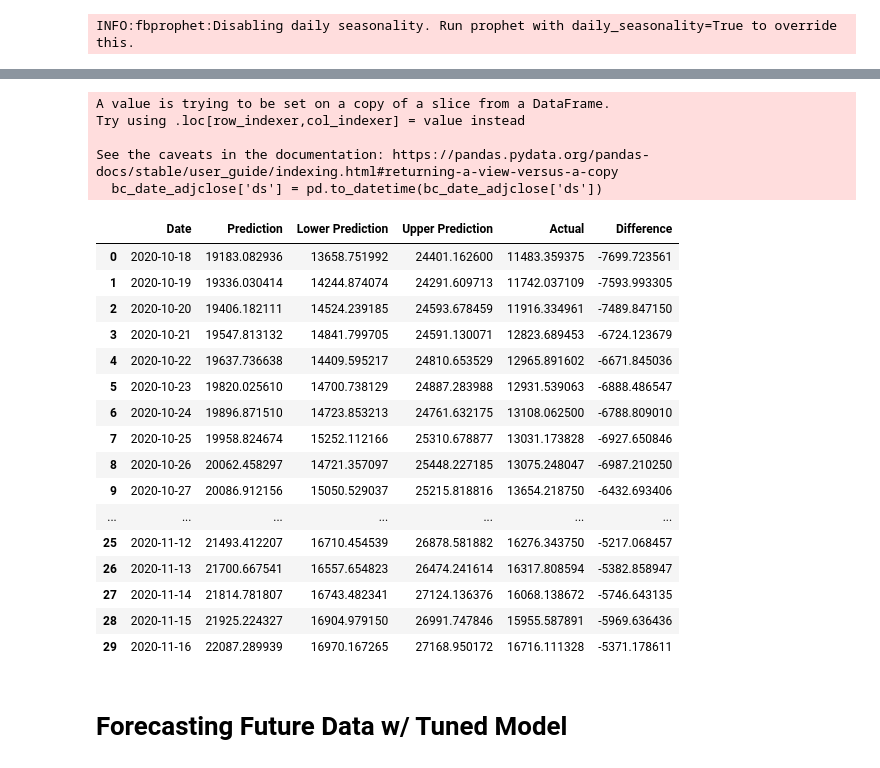
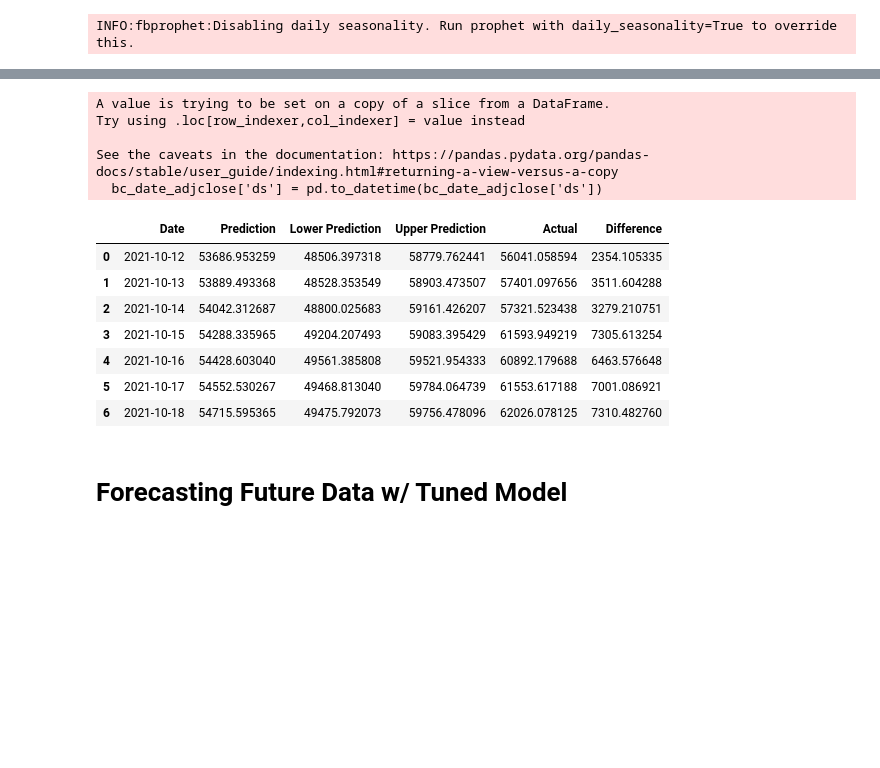
Before and after one commit to General2096/Sprinboard, a Jupyter notebook: Capstone Project/Bitcoin_Modeling.ipynb, the cells around one changed output, grey strips where cells are left out. Cells and saved outputs as stored; diff of their text form; code cells hidden in the pictures; blank space fills up the shorter version.

```diff
--- a/Capstone Project/Bitcoin_Modeling.ipynb
+++ b/Capstone Project/Bitcoin_Modeling.ipynb
@@ -166,9 +166,9 @@ INFO:fbprophet:Disabling daily seasonality. Run prophet with daily_seasonality=T
 from datetime import date, timedelta
 # %%
 #define the period for which we want a prediction
-#prediction over last year of the data collected
+#prediction over last 7 days of the data collected
 future1 = list()
-start_date = date(2020, 10, 18)
+start_date = date(2021, 10, 12)
 end_date = date(2021, 10, 18)
 delta = timedelta(days=1)
 while start_date <= end_date:
@@ -211,33 +217,24 @@ plt.show()
 # %%
 # summarize the forecast to compare values
 bc_date_adjclose['ds'] = pd.to_datetime(bc_date_adjclose['ds'])
 new = forecast1[['ds', 'yhat', 'yhat_lower', 'yhat_upper']].merge(bc_date_adjclose)
 new['Difference'] = new['y'] - new['yhat']
 new.rename(columns={'ds':'Date', 'yhat': 'Prediction', 'yhat_lower':'Lower Prediction',
-                     'yhat_upper': 'Upper Prediction', "y": 'Actual'}).head(30)
+                     'yhat_upper': 'Upper Prediction', "y": 'Actual'})
 # %% [output]
 A value is trying to be set on a copy of a slice from a DataFrame.
 Try using .loc[row_indexer,col_indexer] = value instead
 
 See the caveats in the documentation: https://pandas.pydata.org/pandas-docs/stable/user_guide/indexing.html#returning-a-view-versus-a-copy
   bc_date_adjclose['ds'] = pd.to_datetime(bc_date_adjclose['ds'])
 |  | Date | Prediction | Lower Prediction | Upper Prediction | Actual | Difference |
-| 0 | 2020-10-18 | 19183.082936 | 13658.751992 | 24401.162600 | 11483.359375 | -7699.723561 |
-| 1 | 2020-10-19 | 19336.030414 | 14244.874074 | 24291.609713 | 11742.037109 | -7593.993305 |
-| 2 | 2020-10-20 | 19406.182111 | 14524.239185 | 24593.678459 | 11916.334961 | -7489.847150 |
-| 3 | 2020-10-21 | 19547.813132 | 14841.799705 | 24591.130071 | 12823.689453 | -6724.123679 |
-| 4 | 2020-10-22 | 19637.736638 | 14409.595217 | 24810.653529 | 12965.891602 | -6671.845036 |
-| 5 | 2020-10-23 | 19820.025610 | 14700.738129 | 24887.283988 | 12931.539063 | -6888.486547 |
-| 6 | 2020-10-24 | 19896.871510 | 14723.853213 | 24761.632175 | 13108.062500 | -6788.809010 |
-| 7 | 2020-10-25 | 19958.824674 | 15252.112166 | 25310.678877 | 13031.173828 | -6927.650846 |
-| 8 | 2020-10-26 | 20062.458297 | 14721.357097 | 25448.227185 | 13075.248047 | -6987.210250 |
-| 9 | 2020-10-27 | 20086.912156 | 15050.529037 | 25215.818816 | 13654.218750 | -6432.693406 |
-| ... | ... | ... | ... | ... | ... | ... |
-| 25 | 2020-11-12 | 21493.412207 | 16710.454539 | 26878.581882 | 16276.343750 | -5217.068457 |
-| 26 | 2020-11-13 | 21700.667541 | 16557.654823 | 26474.241614 | 16317.808594 | -5382.858947 |
-| 27 | 2020-11-14 | 21814.781807 | 16743.482341 | 27124.136376 | 16068.138672 | -5746.643135 |
-| 28 | 2020-11-15 | 21925.224327 | 16904.979150 | 26991.747846 | 15955.587891 | -5969.636436 |
-| 29 | 2020-11-16 | 22087.289939 | 16970.167265 | 27168.950172 | 16716.111328 | -5371.178611 |
+| 0 | 2021-10-12 | 53686.953259 | 48506.397318 | 58779.762441 | 56041.058594 | 2354.105335 |
+| 1 | 2021-10-13 | 53889.493368 | 48528.353549 | 58903.473507 | 57401.097656 | 3511.604288 |
+| 2 | 2021-10-14 | 54042.312687 | 48800.025683 | 59161.426207 | 57321.523438 | 3279.210751 |
+| 3 | 2021-10-15 | 54288.335965 | 49204.207493 | 59083.395429 | 61593.949219 | 7305.613254 |
+| 4 | 2021-10-16 | 54428.603040 | 49561.385808 | 59521.954333 | 60892.179688 | 6463.576648 |
+| 5 | 2021-10-17 | 54552.530267 | 49468.813040 | 59784.064739 | 61553.617188 | 7001.086921 |
+| 6 | 2021-10-18 | 54715.595365 | 49475.792073 | 59756.478096 | 62026.078125 | 7310.482760 |
 # %% [markdown]
 # Forecasting Future Data w/ Tuned Model
 # %%
```
Also changed, not shown: parts of 9 cells of this notebook, 8 other files.
